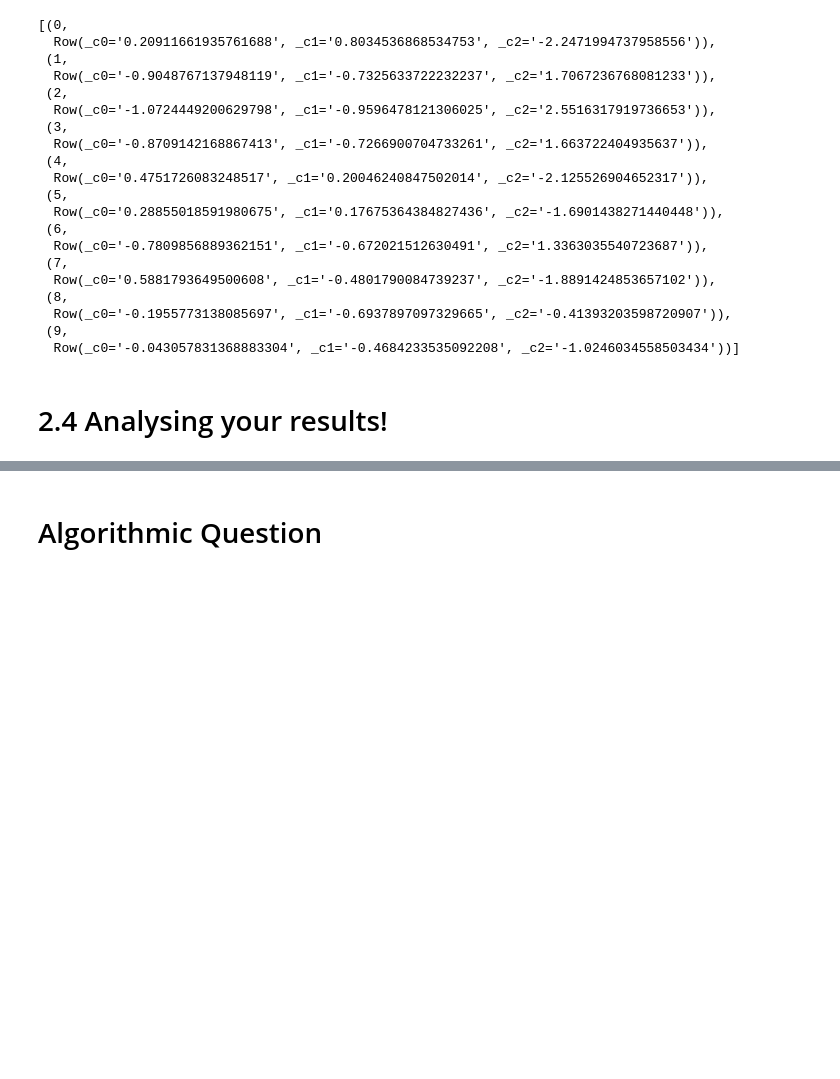
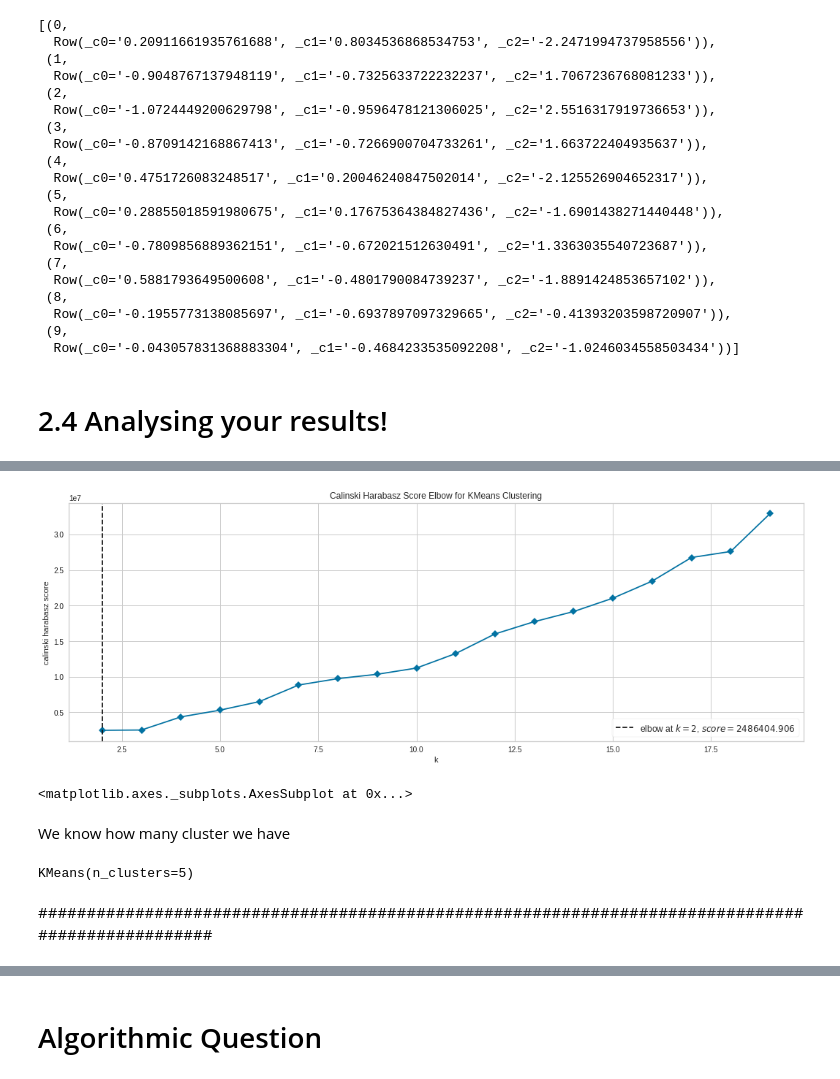
Before and after one commit to Sottix99/ADM-HW4, a Jupyter notebook: main_ale.ipynb, the cells around one changed output, grey strips where cells are left out. Drawn from its saved outputs; the diff is of its cells as text; code cells hidden in the pictures; blank space fills up the shorter version.

```diff
--- a/main_ale.ipynb
+++ b/main_ale.ipynb
@@ -951,0 +1017,16 @@ Index(['Balance_Median', 'Balance_Avg_Percentile',
+# %%
+plt.figure(figsize = (18, 6))
+m1 = KMeans(init = 'k-means++')
+calinski = KElbowVisualizer(m1, k = (2,20), metric = 'calinski_harabasz', timings = False)
+calinski.fit(dataset)
+calinski.show()
+# %% [output]
+[figure, added]
+<matplotlib.axes._subplots.AxesSubplot at 0x...>
+# %% [markdown]
+We know how many cluster we have
+# %%
+kmeans = KMeans(init = 'k-means++',n_clusters = 5)
+kmeans.fit(dataset)
+# %% [output]
+KMeans(n_clusters=5)
@@ -951,0 +1037,2 @@ Index(['Balance_Median', 'Balance_Avg_Percentile',
+# %% [markdown]
+#################################################################################################
```
Also changed, not shown: parts of 23 cells of this notebook.
